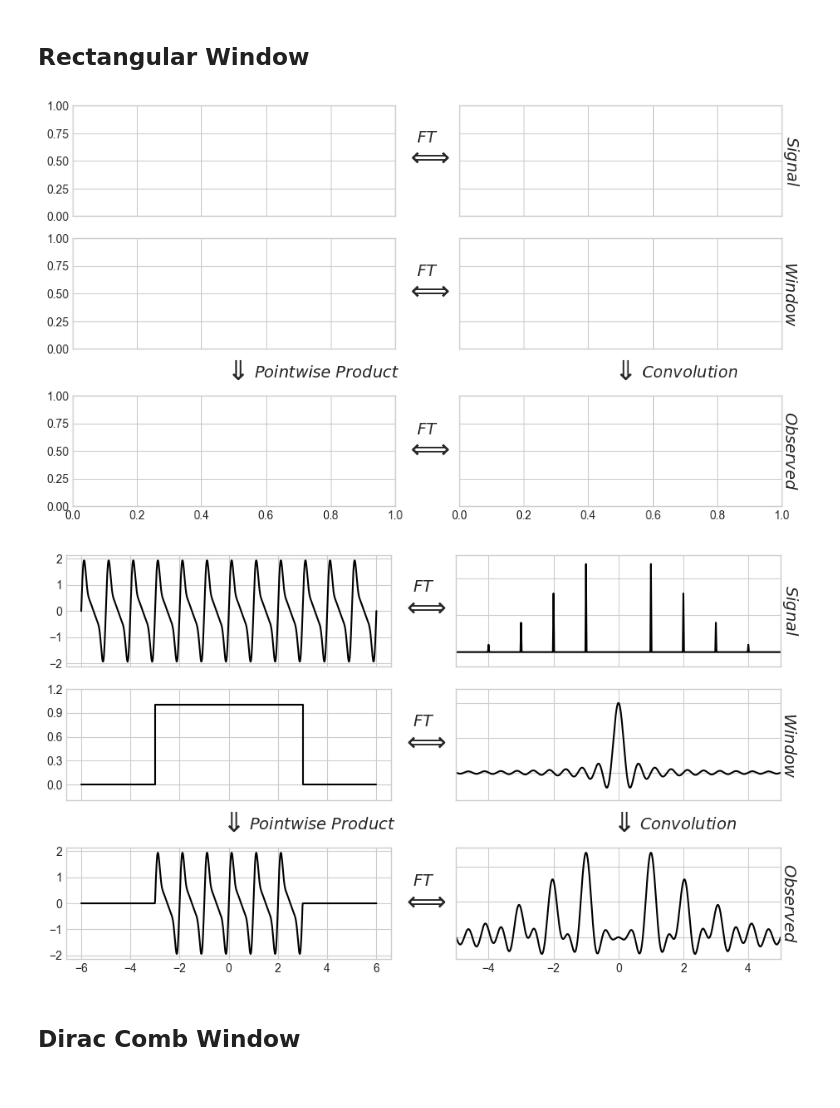
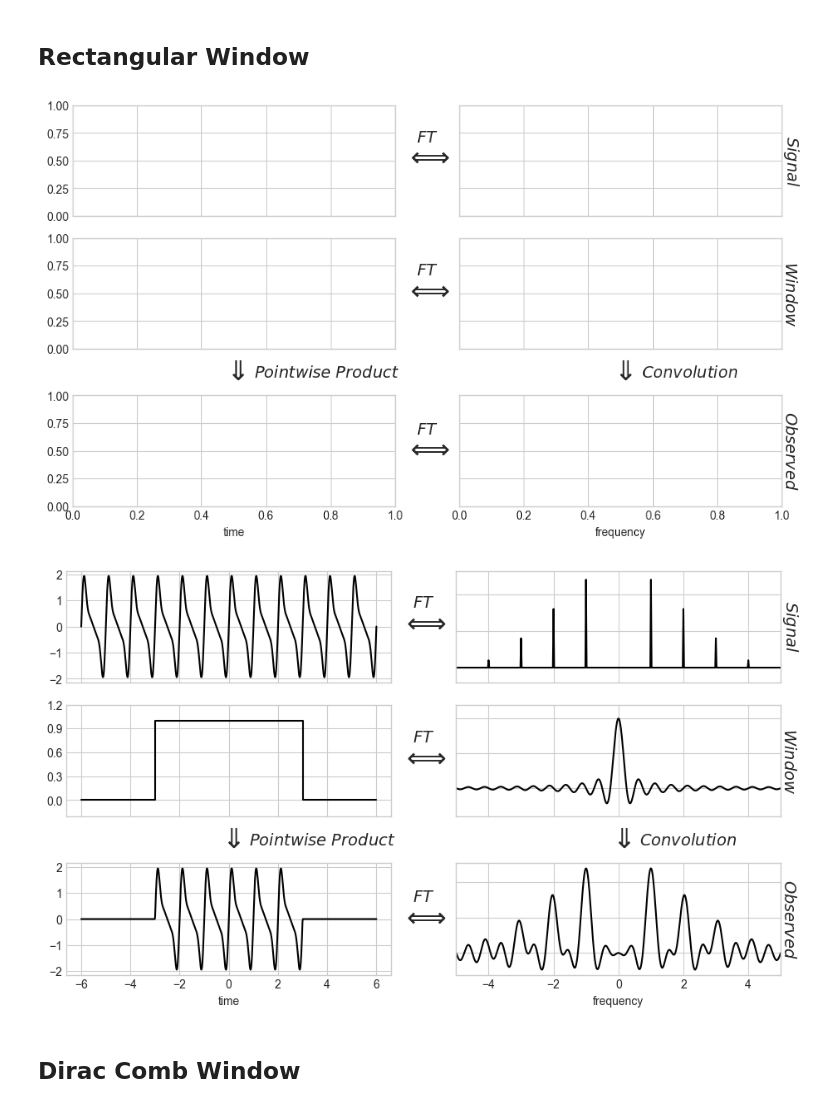
Before and after one commit to jakevdp/PracticalLombScargle, a Jupyter notebook: figures/WindowFunctions.ipynb, the cells around one changed output. Cells and saved outputs as stored; diff of their text form; code cells hidden in the pictures.

```diff
--- a/figures/WindowFunctions.ipynb
+++ b/figures/WindowFunctions.ipynb
@@ -47,34 +47,37 @@ def rectangular_func(width, height=None, center=0, xmin=None, xmax=None):
 def FT_plotgrid(sharex='col', sharey='col'):
     fig, ax = plt.subplots(3, 2, figsize=(10, 6), sharex=sharex, sharey=sharey)
     fig.subplots_adjust(left=0.09, bottom=0.14, right=0.95, top=0.9)
     for axi in ax[2]:
         left, bottom, width, height = axi.get_position().bounds
         axi.set_position([left, bottom - 0.05, width, height])
 
     for axi in ax[:, 1]:
         axi.yaxis.set_major_formatter(plt.NullFormatter())
 
     for axi, title in zip(ax[:, 1], ['$Signal$', '$Window$', '$Observed$']):
         axi.text(1, 0.5, title, transform=axi.transAxes, rotation=-90, ha='left', va='center', fontsize=14)
 
     for xcoord, text in zip([0.77, 0.30], ['$Convolution$', '$Pointwise\ Product$']):
         fig.text(xcoord, 0.36, r'$\Downarrow$',
                  size=24, ha='right', va='center')
         fig.text(xcoord + 0.01, 0.36, text,
                  size=14, ha='left', va='center')
 
 
     for ycoord in [0.23, 0.55, 0.82]:
         fig.text(0.52, ycoord, "$FT$",
                  size=14, ha='center', va='bottom')
         fig.text(0.52, ycoord, r'$\Longleftrightarrow$',
                  size=24, ha='center', va='top')
 
+    ax[2, 0].set_xlabel('time')
+    ax[2, 1].set_xlabel('frequency')
+
     return fig, ax
 
 FT_plotgrid();
 # %% [output]
-[figure, old version]
+[figure, new version]
 # %%
 fig, ax = FT_plotgrid(sharey=False)
 
@@ -122,7 +125,7 @@ ax[1, 1].set(xlim=(-5, 5),
 
 fig.savefig('fig06_Rectangular_Window.pdf')
 # %% [output]
-[figure, old version]
+[figure, new version]
 # %% [markdown]
 ## Dirac Comb Window
 # %%
```
Also changed, not shown: parts of 4 cells of this notebook, 18 other files.
